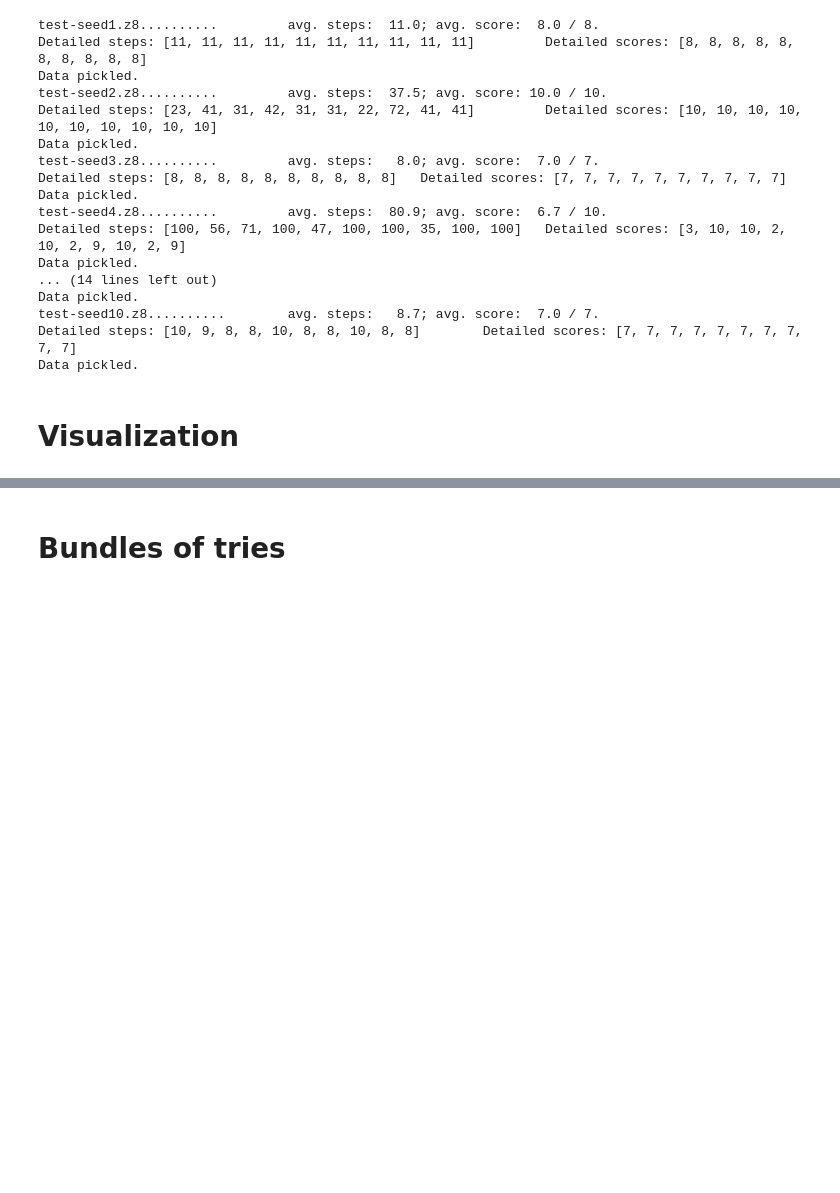
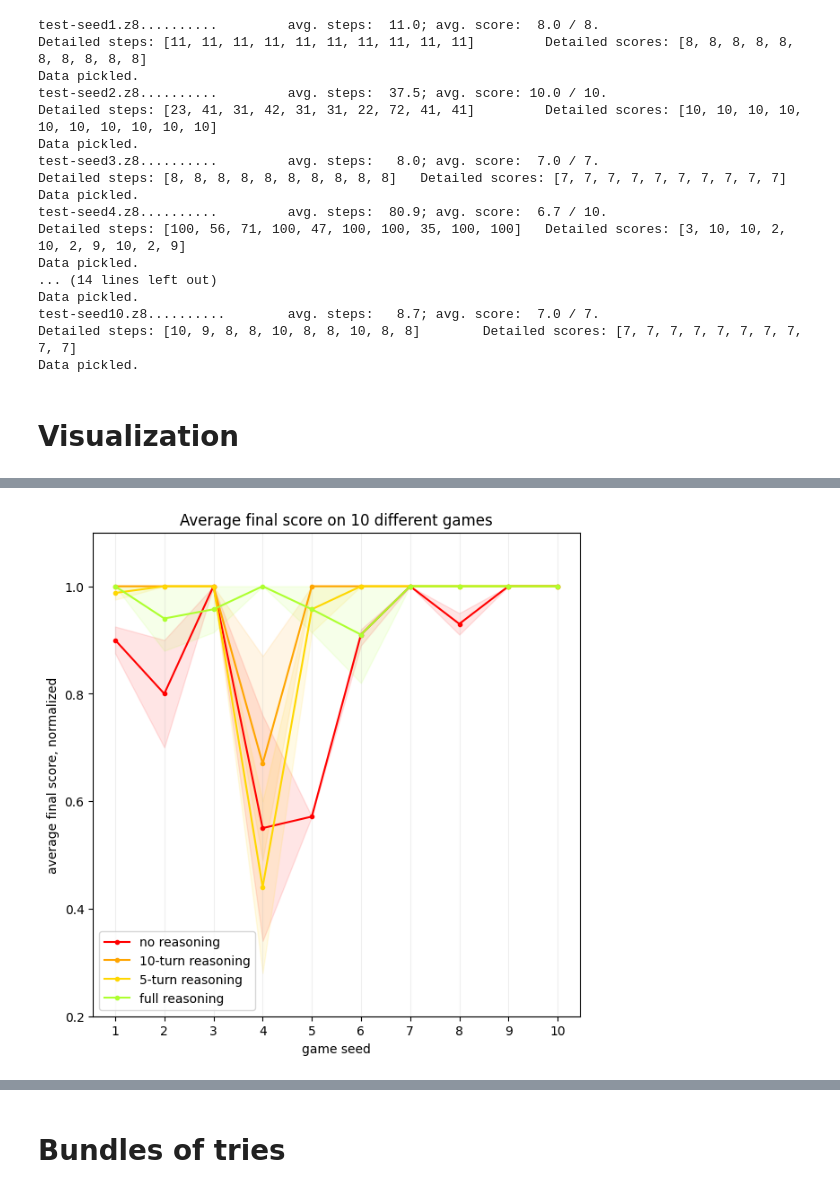
Before and after one commit to MizuGreg/LLMs-Play-Textual-Games, a Jupyter notebook: Code/Testing/Testing_2_XThink.ipynb, the cells around one changed output, grey strips where cells are left out. Drawn from its saved outputs; the diff is of its cells as text; code cells hidden in the pictures; blank space fills up the shorter version.

Commit message:
complete testing 2 with results of fullthink and graphs

```diff
--- a/Code/Testing/Testing_2_XThink.ipynb
+++ b/Code/Testing/Testing_2_XThink.ipynb
@@ -547,21 +671,61 @@ print(std_times_nothink)
+# %%
+figsize=(7,7)
 # %%
 x = list(seeds) # converting into a list just to be sure, maybe an iterator doesn't work here
 
-fig, ax = plt.subplots()
+fig, ax = plt.subplots(figsize=figsize)
 
 ax.plot(x, avg_scores_nothink, label="no reasoning", marker=".", linestyle="-", color="red")
 ax.plot(x, avg_scores_10think, label="10-turn reasoning", marker=".", linestyle="-", color="orange")
 ax.plot(x, avg_scores_5think, label="5-turn reasoning", marker=".", linestyle="-", color="gold")
 ax.plot(x, avg_scores_fullthink, label="full reasoning", marker=".", linestyle="-", color="greenyellow")
-# ax.fill_between(x, avg_scores_1_7B, avg_scores_4B, alpha=0.1, color="purple")
+
+# ax.fill_between(x,
+#                 np.clip([np.array(avg_scores_nothink) + np.array(std_nothink)], 0, 1),
+#                 np.clip(np.array(avg_scores_nothink) - np.array(std_nothink), 0, 1),
+#                 alpha=0.05, color="red")
+# ax.fill_between(x,
+#                 np.clip(np.array(avg_scores_10think) + np.array(std_10think), 0, 1),
+#                 np.clip(np.array(avg_scores_10think) - np.array(std_10think), 0, 1),
+#                 alpha=0.05, color="orange")
+# ax.fill_between(x,
+#                 np.clip(np.array(avg_scores_5think) + np.array(std_5think), 0, 1),
+#                 np.clip(np.array(avg_scores_5think) - np.array(std_5think), 0, 1),
+#                 alpha=0.05, color="gold")
+# ax.fill_between(x,
+#                 np.clip(np.array(avg_scores_fullthink) + np.array(std_fullthink), 0, 1),
+#                 np.clip(np.array(avg_scores_fullthink) - np.array(std_fullthink), 0, 1),
+#                 alpha=0.05, color="greenyellow")
+
+ax.fill_between(x,
+                np.clip([i[0] for i in bs_nothink], 0, 1),
+                np.clip([i[1] for i in bs_nothink], 0, 1),
+                alpha=0.1, color="red")
+ax.fill_between(x,
+                np.clip([i[0] for i in bs_10think], 0, 1),
+                np.clip([i[1] for i in bs_10think], 0, 1),
+                alpha=0.1, color="orange")
+ax.fill_between(x,
+                np.clip([i[0] for i in bs_5think], 0, 1),
+                np.clip([i[1] for i in bs_5think], 0, 1),
+                alpha=0.1, color="gold")
+ax.fill_between(x,
+                np.clip([i[0] for i in bs_fullthink], 0, 1),
+                np.clip([i[1] for i in bs_fullthink], 0, 1),
+                alpha=0.1, color="greenyellow")
+
 
 ax.set_title("Average final score on 10 different games")
 ax.set_xlabel('game seed')
 ax.set_ylabel('average final score, normalized')
 
 gridlines = np.arange(x[0], x[-1]+1, 1)
 ax.set_xticks(gridlines)
 ax.grid(axis="x", alpha=0.2)
 
+ax.set_ylim(0.2, 1.1)
+
 ax.legend()
 plt.show()
+# %% [output]
+[figure, added]
```
Also changed, not shown: parts of 14 cells of this notebook, 10 other files.
